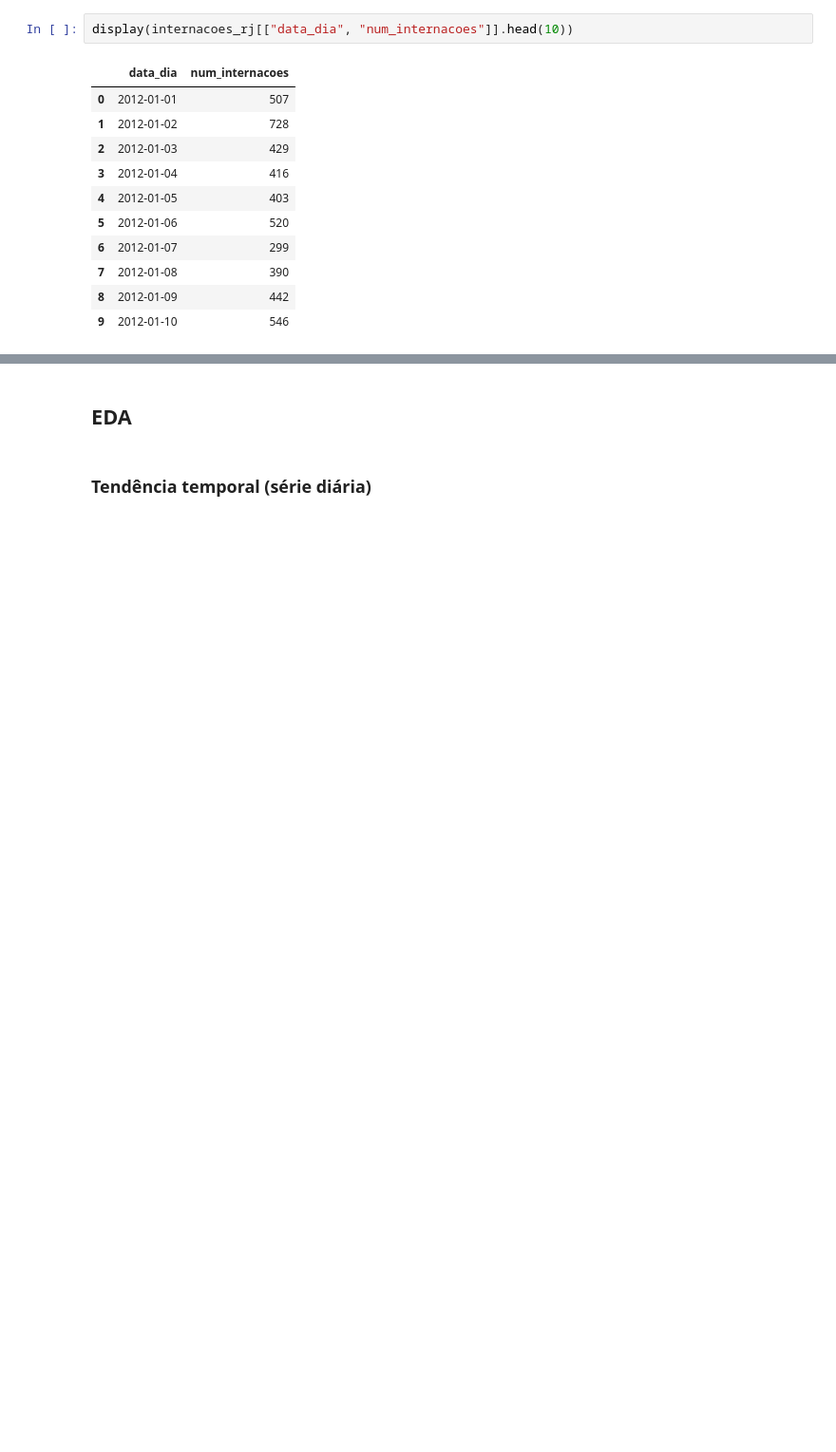
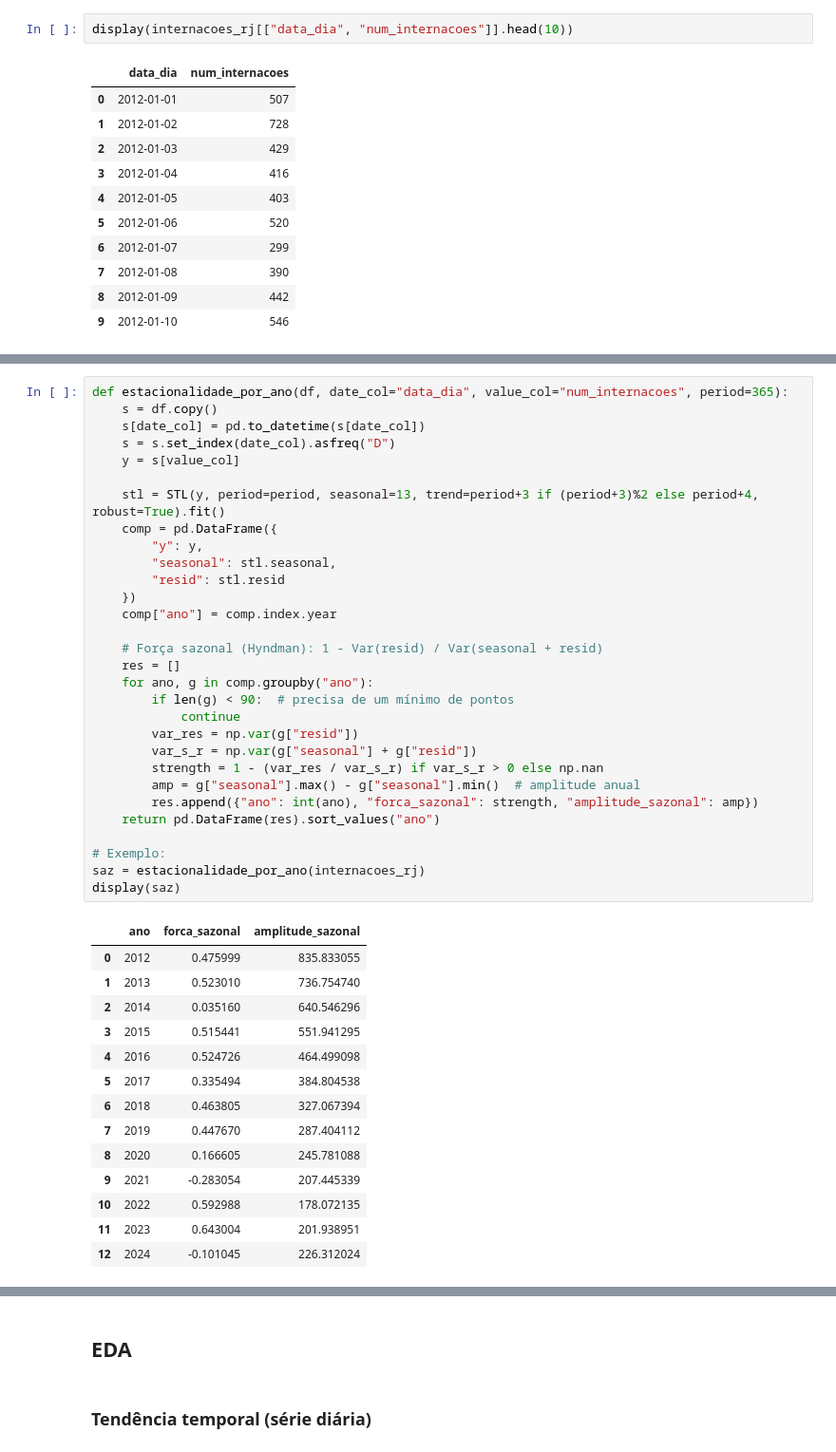
Before and after one commit to AILAB-CEFET-RJ/qualiar, a Jupyter notebook: notebooks/Analise-Exploratoria/Internacoes-RJ/internacoes_rj.ipynb, the cells around one changed output, grey strips where cells are left out. Shown at 95% size. Cells and saved outputs as stored; diff of their text form; blank space fills up the shorter version.

```diff
--- a/notebooks/Analise-Exploratoria/Internacoes-RJ/internacoes_rj.ipynb
+++ b/notebooks/Analise-Exploratoria/Internacoes-RJ/internacoes_rj.ipynb
@@ -831,0 +829,45 @@ Top períodos (dias) pelo periodograma:
+# %%
+def estacionalidade_por_ano(df, date_col="data_dia", value_col="num_internacoes", period=365):
+    s = df.copy()
+    s[date_col] = pd.to_datetime(s[date_col])
+    s = s.set_index(date_col).asfreq("D")
+    y = s[value_col]
+
+    stl = STL(y, period=period, seasonal=13, trend=period+3 if (period+3)%2 else period+4, robust=True).fit()
+    comp = pd.DataFrame({
+        "y": y,
+        "seasonal": stl.seasonal,
+        "resid": stl.resid
+    })
+    comp["ano"] = comp.index.year
+
+    # Força sazonal (Hyndman): 1 - Var(resid) / Var(seasonal + resid)
+    res = []
+    for ano, g in comp.groupby("ano"):
+        if len(g) < 90:  # precisa de um mínimo de pontos
+            continue
+        var_res = np.var(g["resid"])
+        var_s_r = np.var(g["seasonal"] + g["resid"])
+        strength = 1 - (var_res / var_s_r) if var_s_r > 0 else np.nan
+        amp = g["seasonal"].max() - g["seasonal"].min()  # amplitude anual
+        res.append({"ano": int(ano), "forca_sazonal": strength, "amplitude_sazonal": amp})
+    return pd.DataFrame(res).sort_values("ano")
+
+# Exemplo:
+saz = estacionalidade_por_ano(internacoes_rj)
+display(saz)
+# %% [output]
+|  | ano | forca_sazonal | amplitude_sazonal |
+| 0 | 2012 | 0.475999 | 835.833055 |
+| 1 | 2013 | 0.523010 | 736.754740 |
+| 2 | 2014 | 0.035160 | 640.546296 |
+| 3 | 2015 | 0.515441 | 551.941295 |
+| 4 | 2016 | 0.524726 | 464.499098 |
+| 5 | 2017 | 0.335494 | 384.804538 |
+| 6 | 2018 | 0.463805 | 327.067394 |
+| 7 | 2019 | 0.447670 | 287.404112 |
+| 8 | 2020 | 0.166605 | 245.781088 |
+| 9 | 2021 | -0.283054 | 207.445339 |
+| 10 | 2022 | 0.592988 | 178.072135 |
+| 11 | 2023 | 0.643004 | 201.938951 |
+| 12 | 2024 | -0.101045 | 226.312024 |
```
Also changed, not shown: parts of 16 cells of this notebook, 2 other files.
